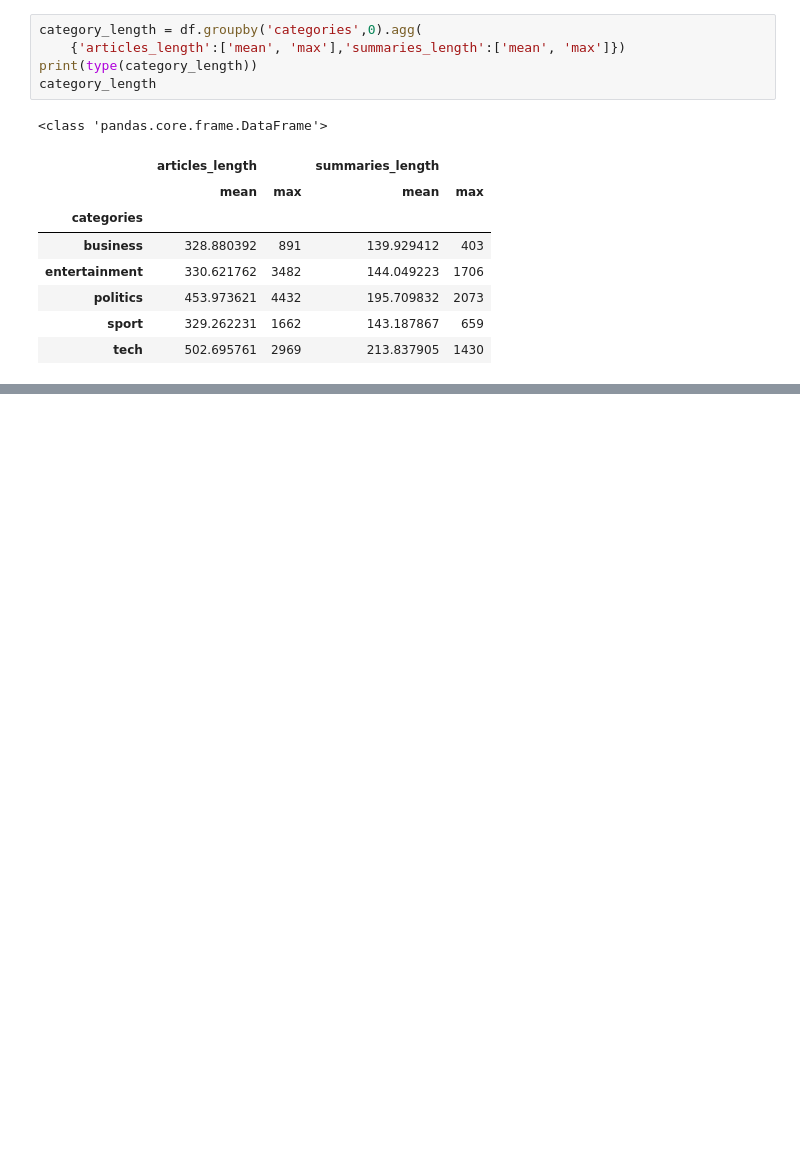
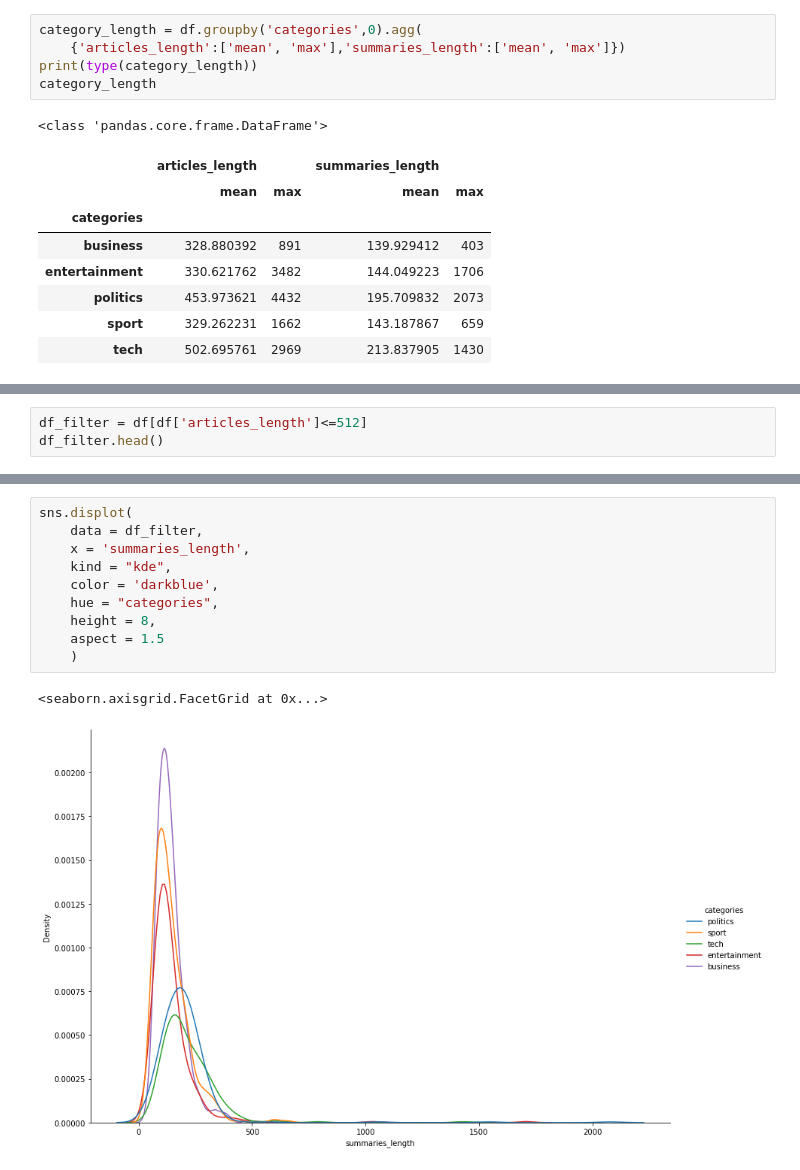
Before and after one commit to worachot-n/Text_summarization_T5, a Jupyter notebook: 0_2_Prepare_and_Split_Data.ipynb, the cells around one changed output, grey strips where cells are left out. Cells and saved outputs as stored; diff of their text form; blank space fills up the shorter version.

Commit message:
add filter

```diff
--- a/0_2_Prepare_and_Split_Data.ipynb
+++ b/0_2_Prepare_and_Split_Data.ipynb
@@ -86,0 +99,3 @@ plt.show()
+# %%
+df_filter = df[df['articles_length']<=512]
+df_filter.head()
@@ -86,0 +124,13 @@ plt.show()
+# %%
+sns.displot(
+    data = df_filter,
+    x = 'summaries_length',
+    kind = "kde",
+    color = 'darkblue',
+    hue = "categories",
+    height = 8,
+    aspect = 1.5
+    )
+# %% [output]
+<seaborn.axisgrid.FacetGrid at 0x...>
+[figure, added]
```
Also changed, not shown: parts of 10 cells of this notebook.
